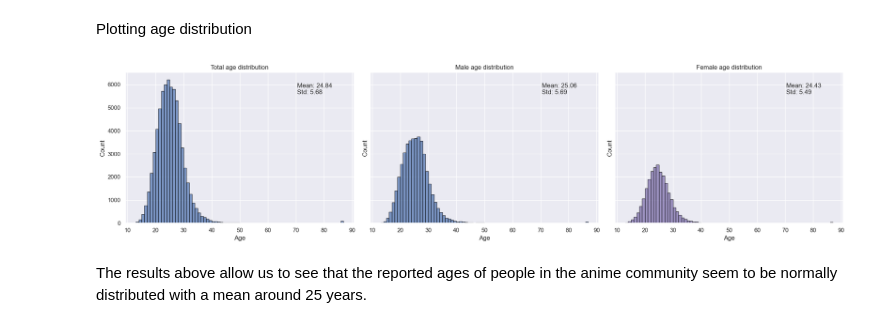
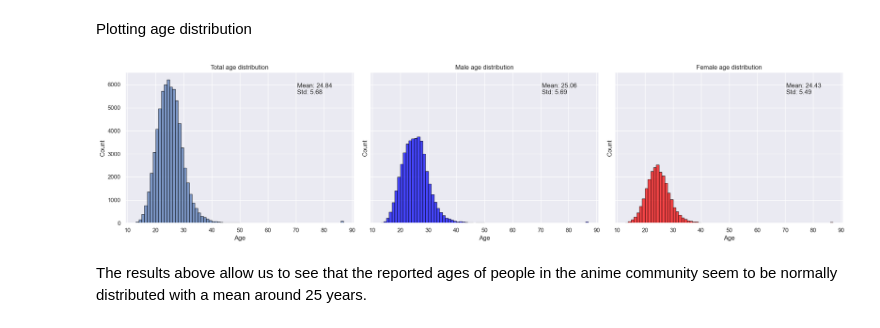
Before and after one commit to SafonovO/MyAnimeList-analysis, a Jupyter notebook: DataExploration.ipynb, the cells around one changed output. Cells and saved outputs as stored; diff of their text form; code cells hidden in the pictures.

```diff
--- a/DataExploration.ipynb
+++ b/DataExploration.ipynb
@@ -24,28 +24,28 @@ Plotting age distribution
 # %%
 fig, (ax1,ax2,ax3) = plt.subplots(1,3,sharex='col', sharey='row', figsize=(20, 5))
 ax1.hist(ages_expanded['age'], bins=range(min(ages['age']), max(ages['age'])), edgecolor='black', alpha=0.7)
 ax1.annotate(f'Mean: {ages_expanded["age"].mean():.2f}\nStd: {ages_expanded["age"].std():.2f}', xy=(max(ages['age'])*0.8,max(ages['count'])*0.9))
 ax1.set_title('Total age distribution')
 ax1.set_xlabel('Age')
 ax1.set_ylabel('Count')
 
 male = ages_expanded[ages_expanded['gender']=="Male"]
-ax2.hist(male['age'], bins=range(min(ages['age']), max(ages['age'])), edgecolor='black', alpha=0.7, color='b')
+ax2.hist(male['age'], bins=range(min(ages['age']), max(ages['age'])), edgecolor='black', alpha=0.7, color='blue')
 ax2.annotate(f'Mean: {male["age"].mean():.2f}\nStd: {male["age"].std():.2f}', xy=(max(ages['age'])*0.8,max(ages['count'])*0.9))
 ax2.set_title('Male age distribution')
 ax2.set_xlabel('Age')
 ax2.set_ylabel('Count')
 
 female = ages_expanded[ages_expanded['gender']=="Female"]
-ax3.hist(female["age"], bins=range(min(ages['age']), max(ages['age'])), edgecolor='black', alpha=0.7,color='m')
+ax3.hist(female["age"], bins=range(min(ages['age']), max(ages['age'])), edgecolor='black', alpha=0.7,color='red')
 ax3.annotate(f'Mean: {female["age"].mean():.2f}\nStd: {female["age"].std():.2f}', xy=(max(ages['age'])*0.8,max(ages['count'])*0.9))
 ax3.set_title('Female age distribution')
 ax3.set_xlabel('Age')
 ax3.set_ylabel('Count')
 plt.tight_layout()
 plt.show()
 # %% [output]
-[figure, old version]
+[figure, new version]
 # %% [markdown]
 The results above allow us to see that the reported ages of people in the anime community seem to be normally distributed with a mean around 25 years.
 # %% [markdown]
```
Also changed, not shown: parts of 2 cells of this notebook, 1 other file.
